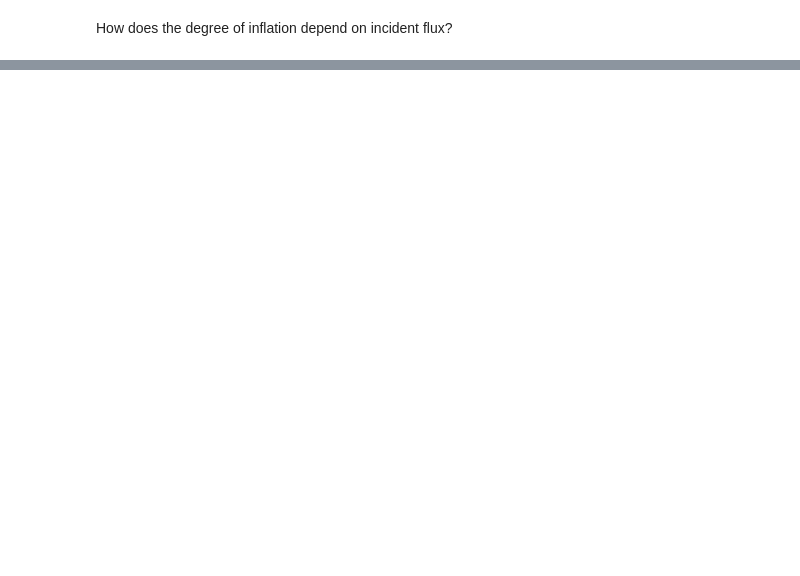
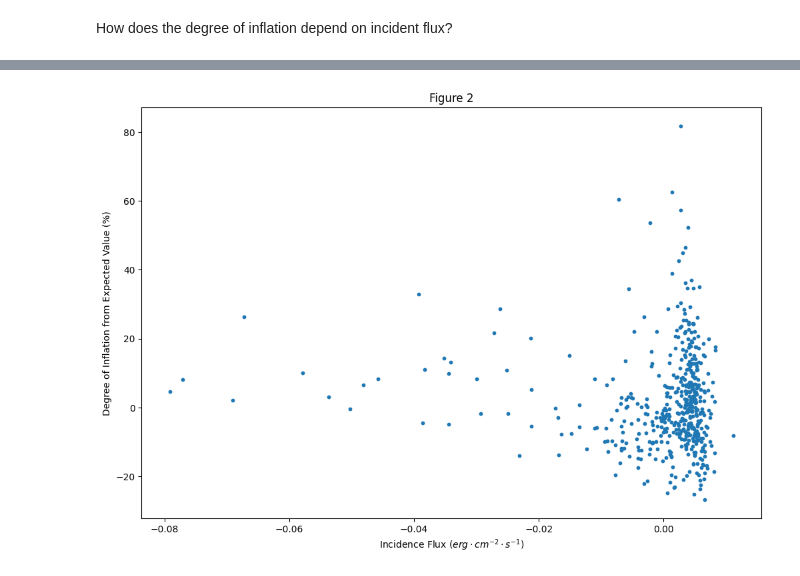
Before and after one commit to Macauley-Jones/PHYS2116_Comp_Assignment, a Jupyter notebook: Computational Assignment.ipynb, the cells around one changed output, grey strips where cells are left out. Cells and saved outputs as stored; diff of their text form; code cells hidden in the pictures; blank space fills up the shorter version.

Commit message:
New Data Set
Now have a max of 1485 planets.

```diff
--- a/Computational Assignment.ipynb
+++ b/Computational Assignment.ipynb
@@ -82,0 +79,35 @@ len(st_mtlcts)=269
+# %%
+def plot2(flux, rad, xaxis, yaxis):
+    plt.figure(figsize=(12,8))
+    plt.scatter(flux, rad, s=10)
+
+    plt.xlabel(xaxis)
+    plt.ylabel(yaxis)
+    plt.title("Figure 2")
+
+    plt.show()
+# %%
+fluxes = []
+distances = []
+increase_percent = []
+
+for pl_rad, st_rad, sm_a in zip(radii, st_rads, sm_as):
+    dist = sm_a - st_rad - pl_rad
+    distances.append(dist)
+
+for dist, lum in zip(distances, st_lums):
+    flux = lum / (4 * np.pi * dist**2)
+    fluxes.append(flux)
+
+    print(flux)
+
+for temp, rad in zip(temps, radii):
+    exp_rad = (1.1 * temp ** 0.35) / 11 # /11 to convert to Jupiter Radius
+    increase = ((rad / exp_rad) - 1) * 100 # *100 to get a percentage
+    increase_percent.append(increase)
+
+    # print(rad)
+    # print(temp)
+    # print(exp_rad)
+    # print(increase)
+    # print()
@@ -82,0 +132,5 @@ len(st_mtlcts)=269
+# %%
+# plot2(fluxes, radii, "Incidence Flux ($erg \cdot cm^{-2} \cdot s^{-1}$)", "Planetary Radius ($J_{rad}$)")
+plot2(fluxes, increase_percent, "Incidence Flux ($erg \cdot cm^{-2} \cdot s^{-1}$)", "Degree of Inflation from Expected Value (%)")
+# %% [output]
+[figure, added]
```
Also changed, not shown: parts of 6 cells of this notebook, 3 other files.
